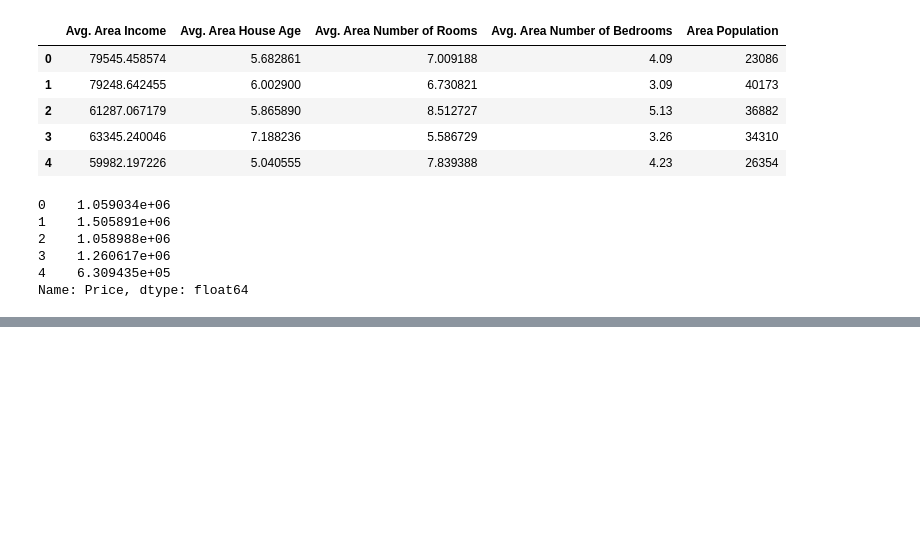
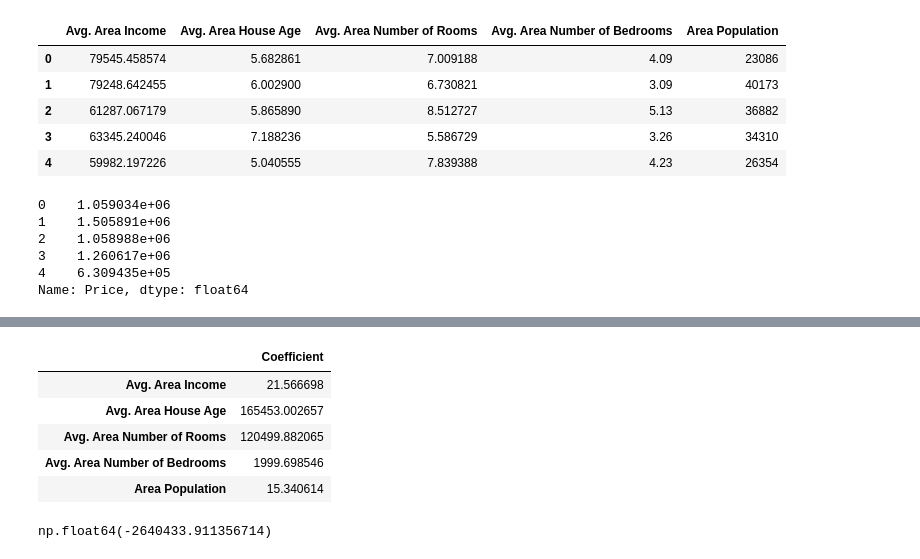
Before and after one commit to sahriyar70/Ai-ML, a Jupyter notebook: linear Regression/intro.ipynb, the cells around one changed output, grey strips where cells are left out. Cells and saved outputs as stored; diff of their text form; code cells hidden in the pictures; blank space fills up the shorter version.

```diff
--- a/linear Regression/intro.ipynb
+++ b/linear Regression/intro.ipynb
@@ -93,0 +122,13 @@ Name: Price, dtype: float64
+# %%
+pd.DataFrame(index=X_train.columns, data=model.coef_, columns=['Coefficient'])
+# %% [output]
+|  | Coefficient |
+| Avg. Area Income | 21.566698 |
+| Avg. Area House Age | 165453.002657 |
+| Avg. Area Number of Rooms | 120499.882065 |
+| Avg. Area Number of Bedrooms | 1999.698546 |
+| Area Population | 15.340614 |
+# %%
+model.intercept_
+# %% [output]
+np.float64(-2640433.911356714)
```
Also changed, not shown: parts of 11 cells of this notebook.
